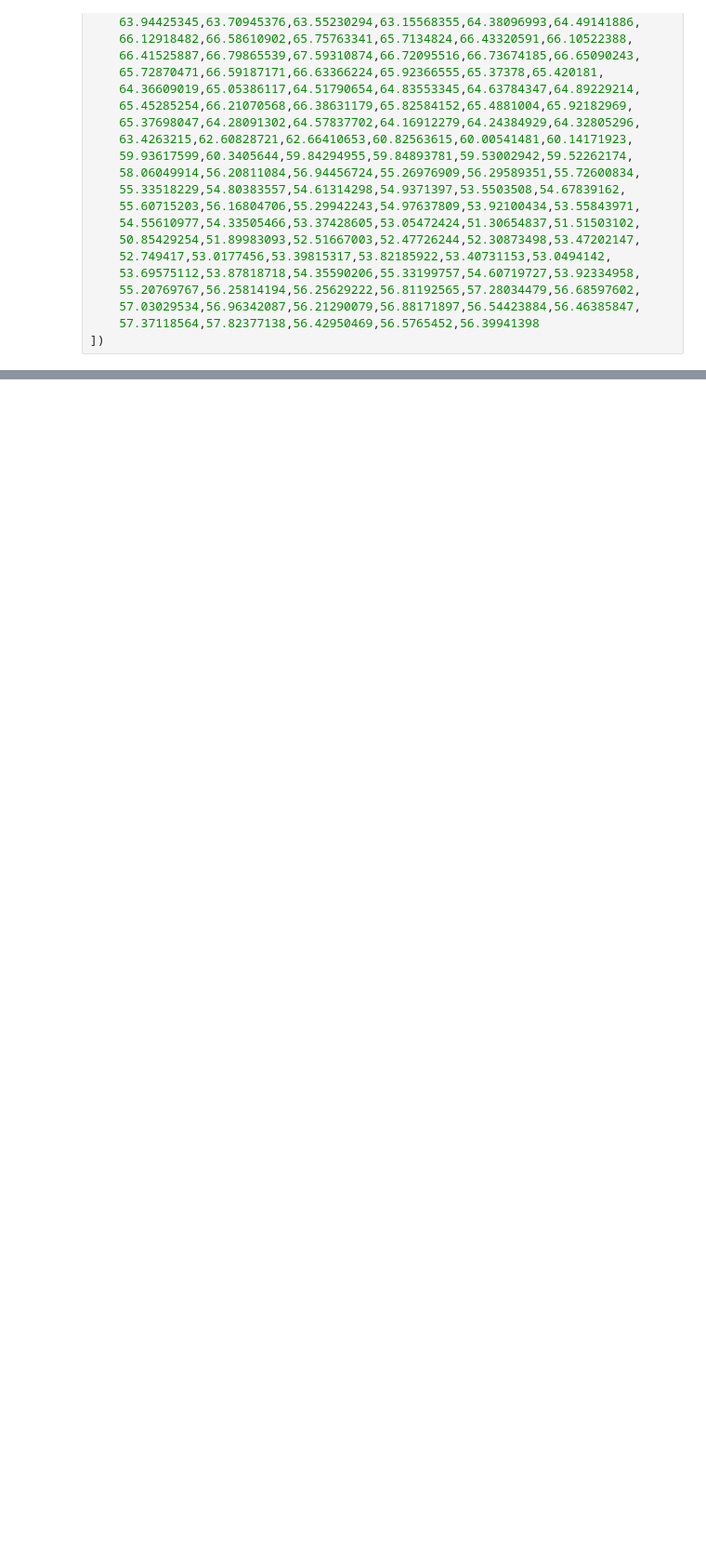
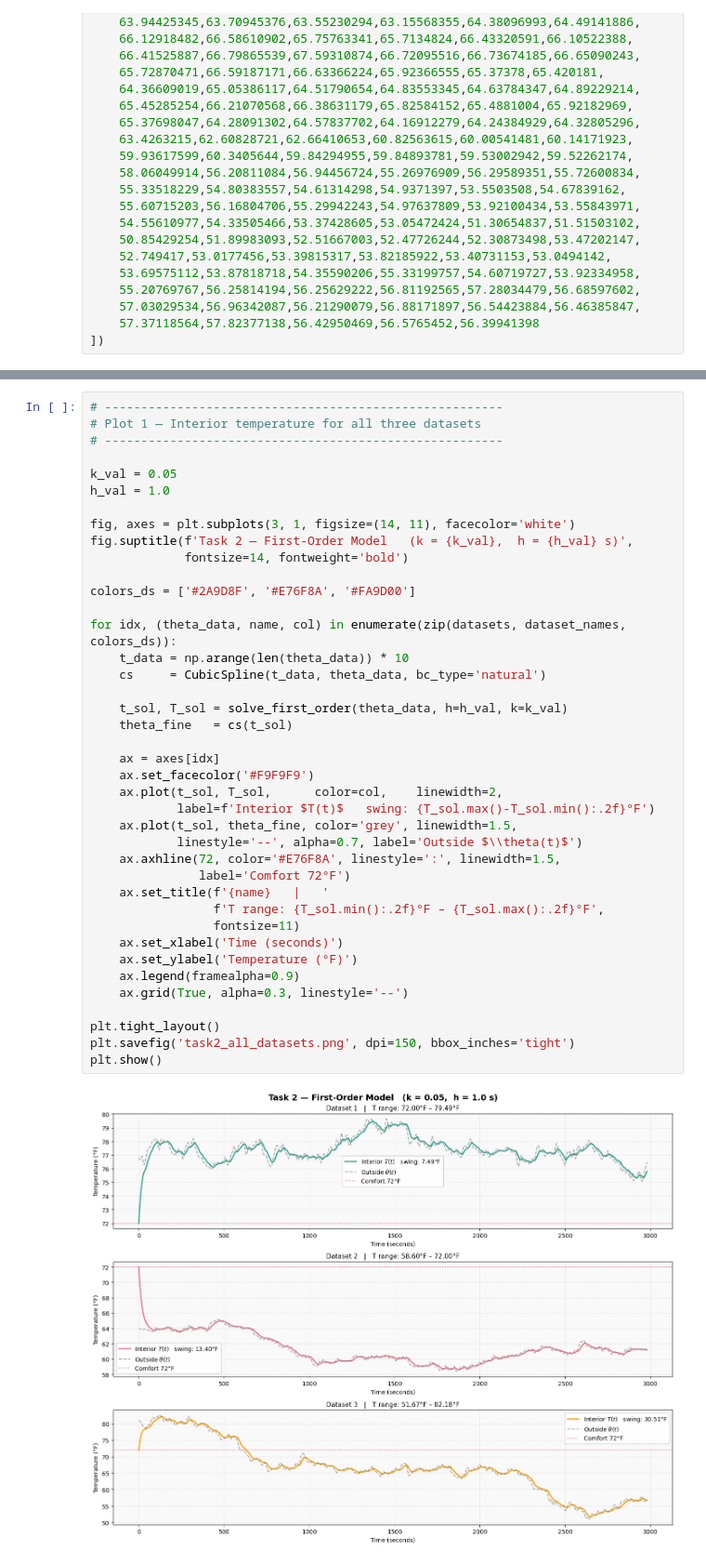
Before and after one commit to essey1/modelling-thermal-comfort, a Jupyter notebook: task2_matrix_solver.ipynb, the cells around one changed output, grey strips where cells are left out. Shown at 93% size. Saved outputs shown, nothing was run; the diff lists cells and outputs as text; blank space fills up the shorter version.

```diff
--- a/task2_matrix_solver.ipynb
+++ b/task2_matrix_solver.ipynb
@@ -224,0 +233,42 @@ plt.show()
+# %%
+# -------------------------------------------------------
+# Plot 1 — Interior temperature for all three datasets
+# -------------------------------------------------------
+
+k_val = 0.05
+h_val = 1.0
+
+fig, axes = plt.subplots(3, 1, figsize=(14, 11), facecolor='white')
+fig.suptitle(f'Task 2 — First-Order Model   (k = {k_val},  h = {h_val} s)',
+             fontsize=14, fontweight='bold')
+
+colors_ds = ['#2A9D8F', '#E76F8A', '#FA9D00']
+
+for idx, (theta_data, name, col) in enumerate(zip(datasets, dataset_names, colors_ds)):
+    t_data = np.arange(len(theta_data)) * 10
+    cs     = CubicSpline(t_data, theta_data, bc_type='natural')
+
+    t_sol, T_sol = solve_first_order(theta_data, h=h_val, k=k_val)
+    theta_fine   = cs(t_sol)
+
+    ax = axes[idx]
+    ax.set_facecolor('#F9F9F9')
+    ax.plot(t_sol, T_sol,      color=col,    linewidth=2,
+            label=f'Interior $T(t)$   swing: {T_sol.max()-T_sol.min():.2f}°F')
+    ax.plot(t_sol, theta_fine, color='grey', linewidth=1.5,
+            linestyle='--', alpha=0.7, label='Outside $\\theta(t)$')
+    ax.axhline(72, color='#E76F8A', linestyle=':', linewidth=1.5,
+               label='Comfort 72°F')
+    ax.set_title(f'{name}   |   '
+                 f'T range: {T_sol.min():.2f}°F – {T_sol.max():.2f}°F',
+                 fontsize=11)
+    ax.set_xlabel('Time (seconds)')
+    ax.set_ylabel('Temperature (°F)')
+    ax.legend(framealpha=0.9)
+    ax.grid(True, alpha=0.3, linestyle='--')
+
+plt.tight_layout()
+plt.savefig('task2_all_datasets.png', dpi=150, bbox_inches='tight')
+plt.show()
+# %% [output]
+[figure, added]
```
Also changed, not shown: parts of 9 cells of this notebook, 1 other file.
